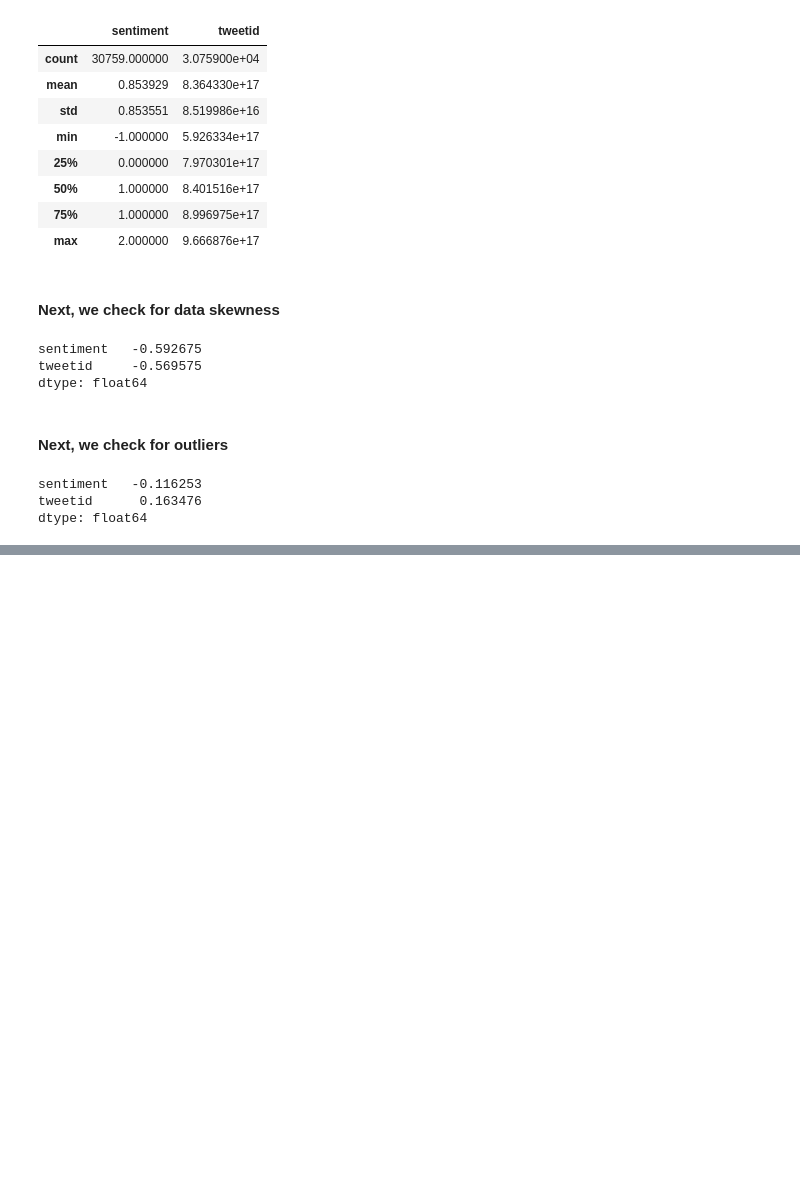
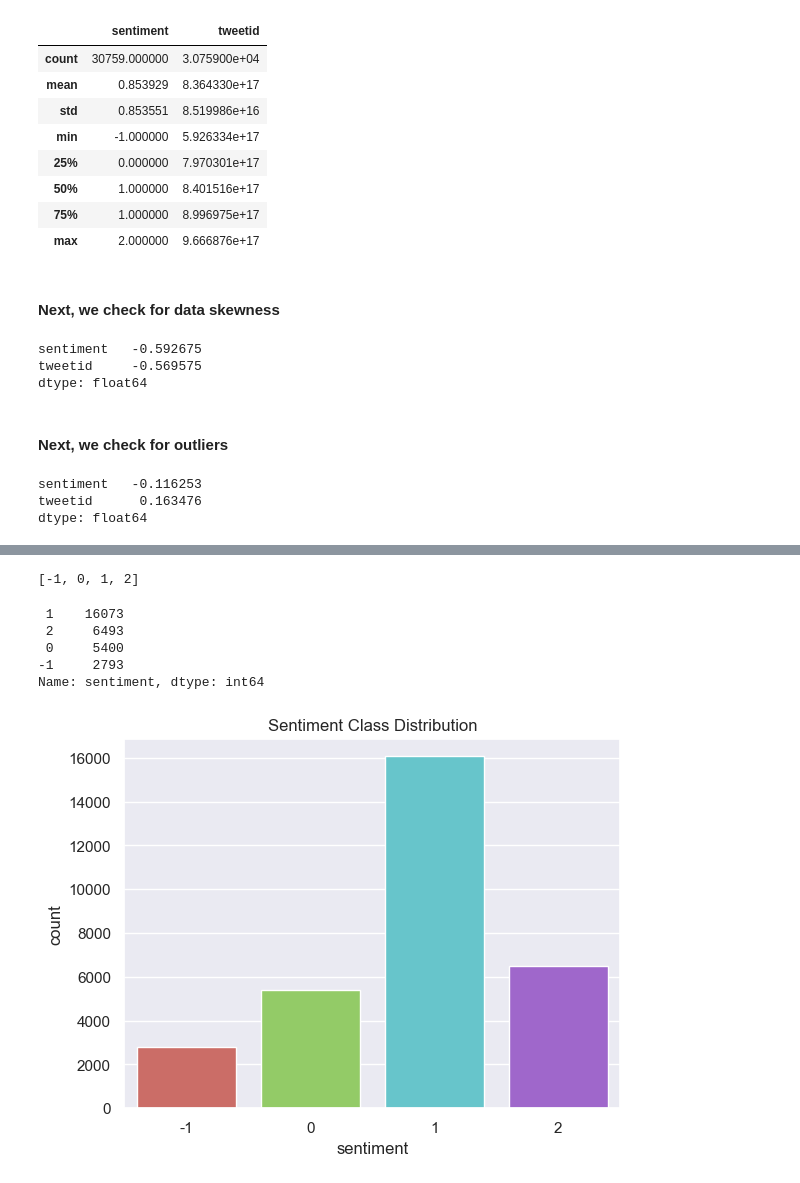
Before and after one commit to ABIOLA01/RR10_PRIME_classification-predict-streamlit, a Jupyter notebook: Classification-notebook-teamRR10Prime.ipynb, the cells around one changed output, grey strips where cells are left out. Saved outputs shown, nothing was run; the diff lists cells and outputs as text; code cells hidden in the pictures; blank space fills up the shorter version.

```diff
--- a/Classification-notebook-teamRR10Prime.ipynb
+++ b/Classification-notebook-teamRR10Prime.ipynb
@@ -101,3 +159,4 @@ warnings.filterwarnings('ignore') # to silence unnecessary warnings
 # %%
-#Loading the df_train and df_test data
-df_train= pd.read_csv("train.csv")
+# Loading the train and test data
+train = pd.read_csv('train.csv')
+test = pd.read_csv('test.csv')
@@ -257,0 +278,21 @@ plt.tight_layout()
+# %%
+# check how many class is in the target feature
+sentiment_class = list(train.sentiment.unique())
+print (sentiment_class)
+# %% [output]
+[-1, 0, 1, 2]
+# %%
+#check the distribution of data across the classes of the target variable
+train['sentiment'].value_counts()
+# %% [output]
+ 1    16073
+ 2     6493
+ 0     5400
+-1     2793
+Name: sentiment, dtype: int64
+# %%
+# graphical representaion of class distribution
+sns.countplot(x = 'sentiment', data = df_train, palette="hls")
+plt.title("Sentiment Class Distribution");
+# %% [output]
+[figure, added]
```
Also changed, not shown: parts of 93 cells of this notebook.
